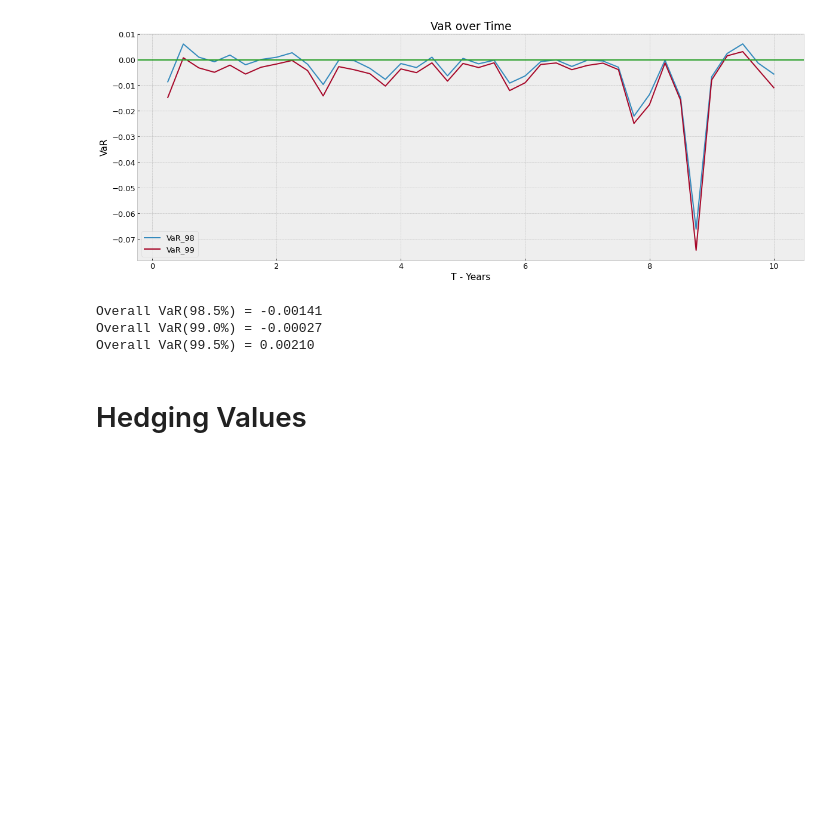
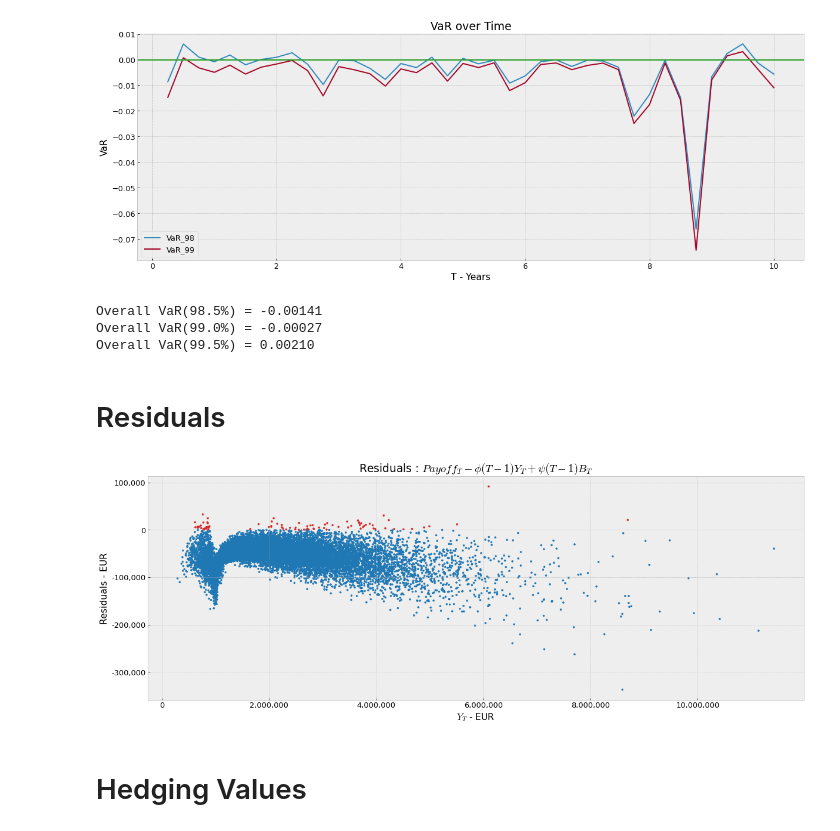
Before and after one commit to ithakis/Option-Replicating-Portfolio-with-Neural-Networks, a Jupyter notebook: Assignment4.ipynb, the cells around one changed output. Cells and saved outputs as stored; diff of their text form; code cells hidden in the pictures; blank space fills up the shorter version.

```diff
--- a/Assignment4.ipynb
+++ b/Assignment4.ipynb
@@ -442,5 +441,18 @@ print(f'Overall VaR(99.5%) = {np.quantile(VaR_HV_df.values, .995):.5f}')
 Overall VaR(98.5%) = -0.00141
 Overall VaR(99.0%) = -0.00027
 Overall VaR(99.5%) = 0.00210
+# %% [markdown]
+# Residuals
+# %%
+residuals = VaR_HV_df.loc[10].values * ADJUSTMENT_FACTOR
+c = ['tab:red' if r else 'tab:blue' for r in residuals > 0]
+fig, ax = plt.subplots()
+plt.scatter(Y_paths[:,-1]* ADJUSTMENT_FACTOR, residuals, color=c, marker='.')
+plt.xlabel(r'$Y_{T}$ - EUR'), plt.ylabel('Residuals - EUR')
+plt.title(r'Residuals : $Payoff_T - \phi(T-1)Y_T + \psi(T-1)B_T$')
+ax.yaxis.set_major_formatter(ticker.StrMethodFormatter("{x:,.0f}"))
+ax.xaxis.set_major_formatter(ticker.StrMethodFormatter("{x:,.0f}"))
+# %% [output]
+[figure, added]
 # %% [markdown]
 # Hedging Values
```
Also changed, not shown: parts of 5 cells of this notebook, 2 other files.
